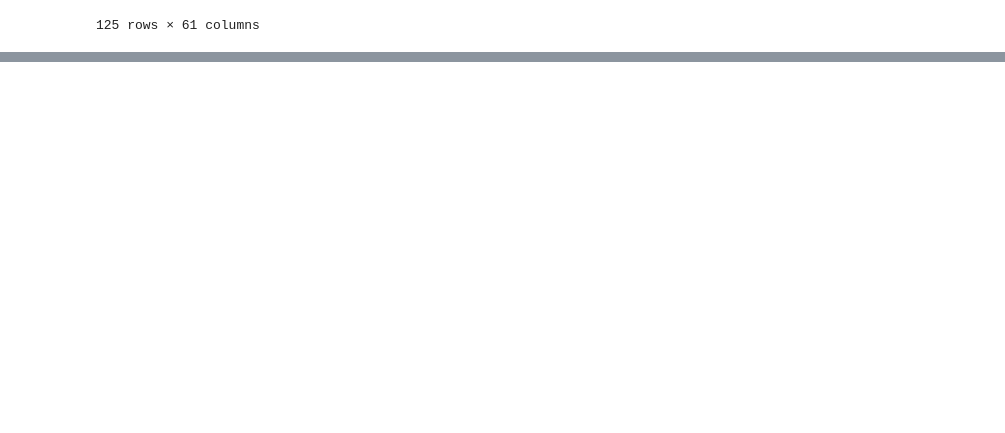
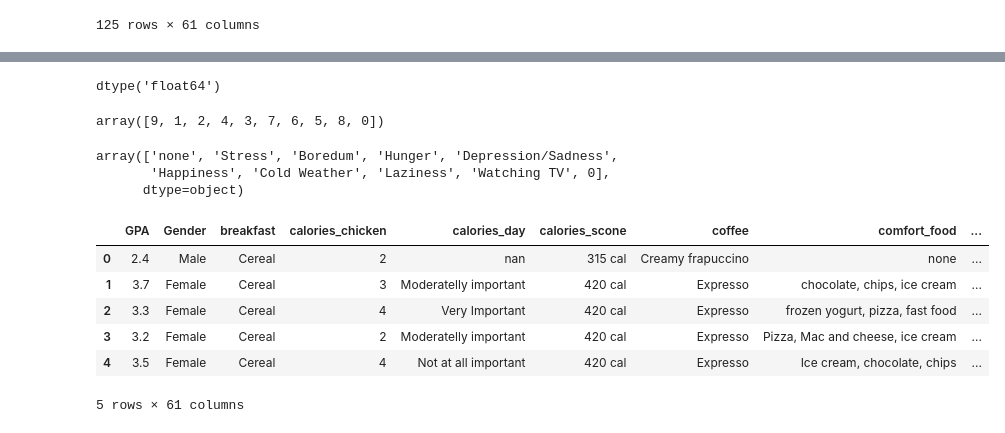
Before and after one commit to Omkar078/Food_Data_Processing, a Jupyter notebook: food_cleaning.ipynb, the cells around one changed output, grey strips where cells are left out. Cells and saved outputs as stored; diff of their text form; code cells hidden in the pictures; blank space fills up the shorter version.

```diff
--- a/food_cleaning.ipynb
+++ b/food_cleaning.ipynb
@@ -400,0 +427,2 @@ df
+# %%
+df['comfort_food'] = df['comfort_food'].str.replace('\r', '', regex = True)
@@ -400,0 +485,38 @@ df
+# %%
+df['comfort_food_reasons_coded'].dtype
+# %% [output]
+dtype('float64')
+# %%
+df['comfort_food_reasons_coded'] = df['comfort_food_reasons_coded'].fillna(0).astype(int)
+# %%
+df['comfort_food_reasons_coded'].unique()
+# %% [output]
+array([9, 1, 2, 4, 3, 7, 6, 5, 8, 0])
+# %%
+df['comfort_food_reasons_coded'] = df['comfort_food_reasons_coded'].replace({
+    1 : "Stress",
+    2 : "Boredum",
+    3 : "Depression/Sadness",
+    4 : "Hunger",
+    5 : "Laziness",
+    6 : "Cold Weather",
+    7 : "Happiness",
+    8 : "Watching TV",
+    9 : "none"
+})
+# %%
+df['comfort_food_reasons_coded'].unique()
+# %% [output]
+array(['none', 'Stress', 'Boredum', 'Hunger', 'Depression/Sadness',
+       'Happiness', 'Cold Weather', 'Laziness', 'Watching TV', 0],
+      dtype=object)
+# %%
+df.head()
+# %% [output]
+|  | GPA | Gender | breakfast | calories_chicken | calories_day | calories_scone | coffee | comfort_food | ... |
+| 0 | 2.4 | Male | Cereal | 2 | nan | 315 cal | Creamy frapuccino | none | ... |
+| 1 | 3.7 | Female | Cereal | 3 | Moderatelly important | 420 cal | Expresso | chocolate, chips, ice cream | ... |
+| 2 | 3.3 | Female | Cereal | 4 | Very Important | 420 cal | Expresso | frozen yogurt, pizza, fast food | ... |
+| 3 | 3.2 | Female | Cereal | 2 | Moderatelly important | 420 cal | Expresso | Pizza, Mac and cheese, ice cream | ... |
+| 4 | 3.5 | Female | Cereal | 4 | Not at all important | 420 cal | Expresso | Ice cream, chocolate, chips | ... |
+5 rows × 61 columns
```
Also changed, not shown: parts of 12 cells of this notebook.
